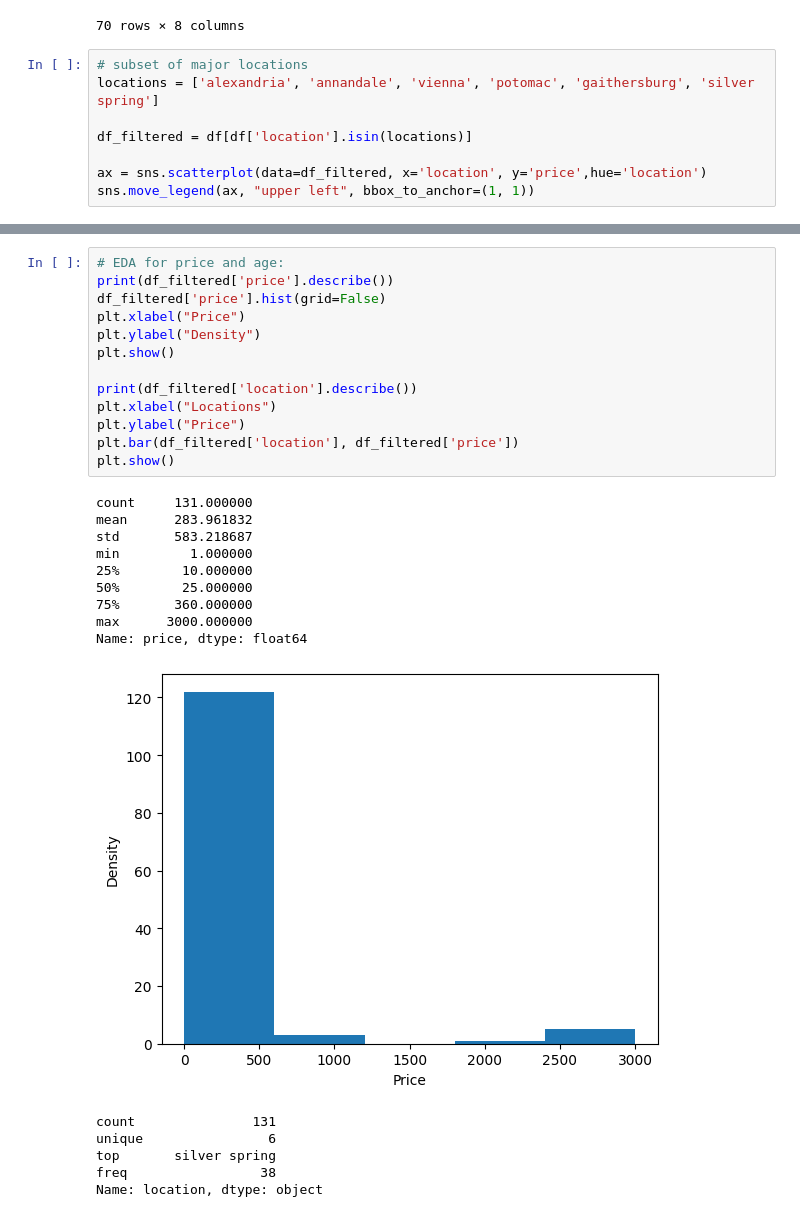
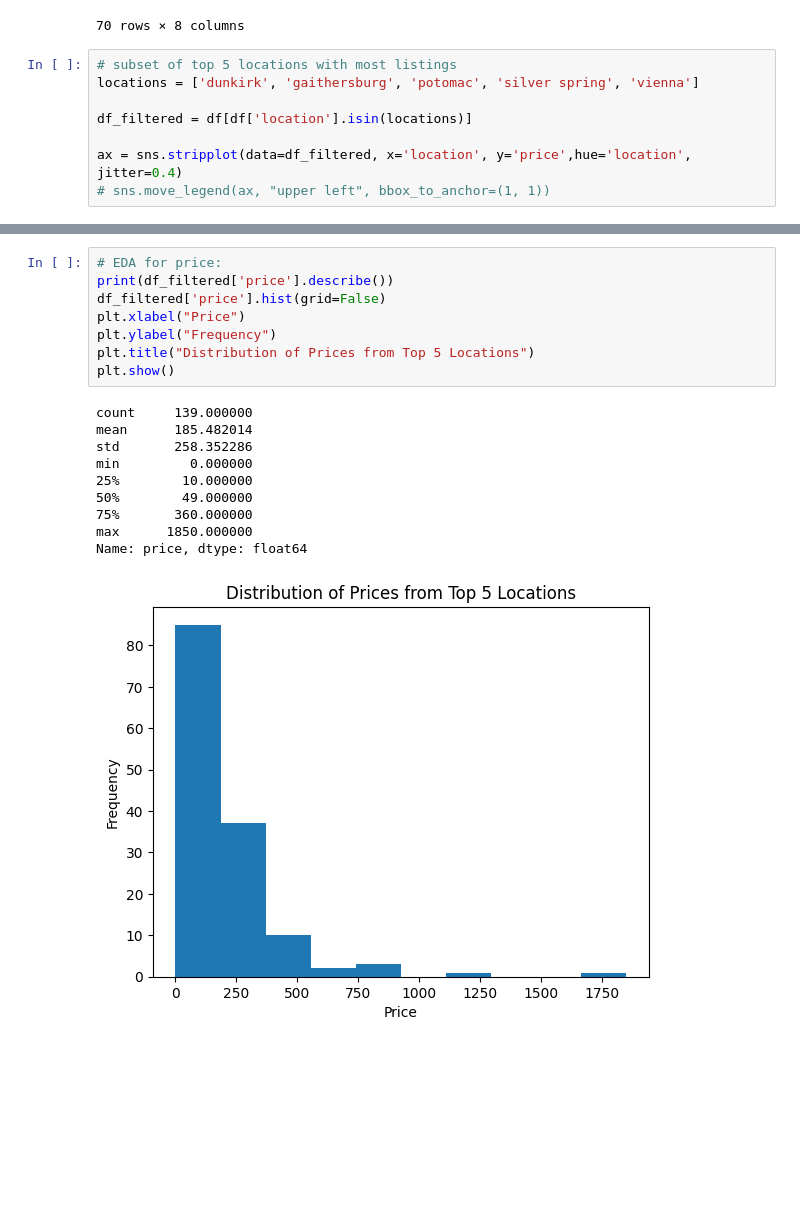
Before and after one commit to natalieassaad/labs, a Jupyter notebook: 02_scraping/lab_notebook.ipynb, the cells around one changed output, grey strips where cells are left out. Drawn from its saved outputs; the diff is of its cells as text; blank space fills up the shorter version.

```diff
--- a/02_scraping/lab_notebook.ipynb
+++ b/02_scraping/lab_notebook.ipynb
@@ -403,11 +397,11 @@ df.loc[:,['price','location']].groupby('location').describe()
 | woodbridge | 1.0 | 1799.00 | NaN | 1799.0 | 1799.00 | 1799.0 | 1799.00 | 1799.0 |
 70 rows × 8 columns
 # %%
-# subset of major locations
-locations = ['alexandria', 'annandale', 'vienna', 'potomac', 'gaithersburg', 'silver spring']
+# subset of top 5 locations with most listings
+locations = ['dunkirk', 'gaithersburg', 'potomac', 'silver spring', 'vienna']
 
 df_filtered = df[df['location'].isin(locations)]
 
-ax = sns.scatterplot(data=df_filtered, x='location', y='price',hue='location')
-sns.move_legend(ax, "upper left", bbox_to_anchor=(1, 1))
+ax = sns.stripplot(data=df_filtered, x='location', y='price',hue='location', jitter=0.4)
+# sns.move_legend(ax, "upper left", bbox_to_anchor=(1, 1))
 # %% [output]
@@ -435,29 +429,19 @@ plt.show()
 # %%
-# EDA for price and age:
+# EDA for price:
 print(df_filtered['price'].describe())
 df_filtered['price'].hist(grid=False)
 plt.xlabel("Price")
-plt.ylabel("Density")
+plt.ylabel("Frequency")
+plt.title("Distribution of Prices from Top 5 Locations")
 plt.show()
-
-print(df_filtered['location'].describe())
-plt.xlabel("Locations")
-plt.ylabel("Price")
-plt.bar(df_filtered['location'], df_filtered['price'])
-plt.show()
 # %% [output]
-count     131.000000
-mean      283.961832
-std       583.218687
-min         1.000000
+count     139.000000
+mean      185.482014
+std       258.352286
+min         0.000000
 25%        10.000000
-50%        25.000000
+50%        49.000000
 75%       360.000000
-max      3000.000000
+max      1850.000000
 Name: price, dtype: float64
-[figure, old version]
+[figure, new version]
-count               131
-unique                6
-top       silver spring
-freq                 38
-Name: location, dtype: object
```
Also changed, not shown: parts of 4 cells of this notebook.
